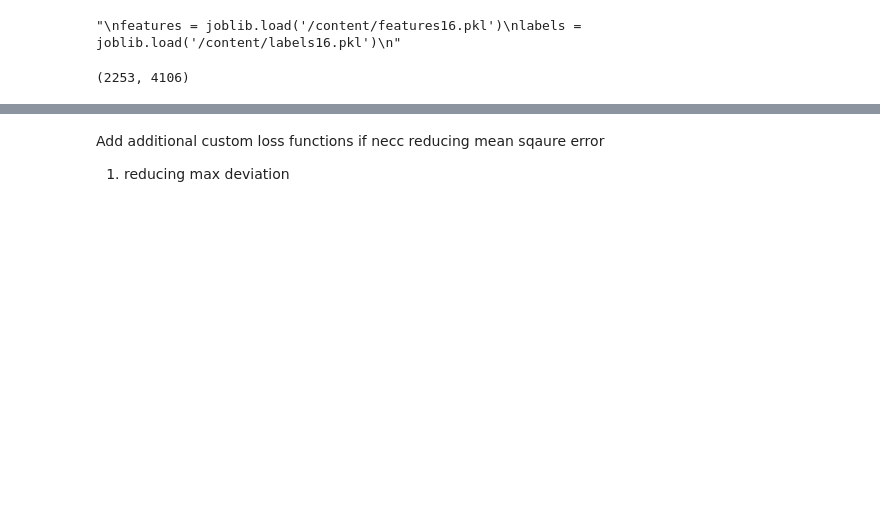
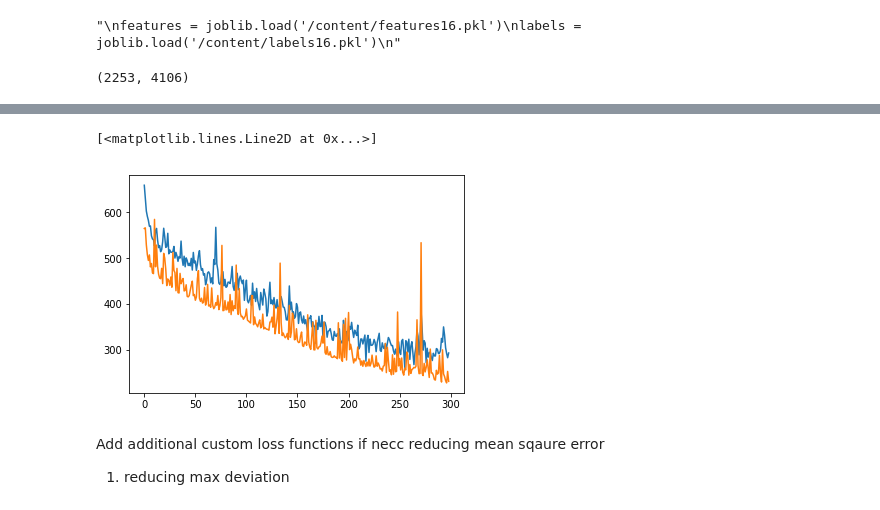
Before and after one commit to harshitadd/VisionAir, a Jupyter notebook: Modeltf.ipynb, the cells around one changed output, grey strips where cells are left out. Saved outputs shown, nothing was run; the diff lists cells and outputs as text; code cells hidden in the pictures; blank space fills up the shorter version.

```diff
--- a/Modeltf.ipynb
+++ b/Modeltf.ipynb
@@ -101 +110,16 @@ wo = tf.Variable(tf.glorot_uniform_initializer(dtype = tf.float32)((6500,1)))
 bo = tf.Variable(tf.glorot_uniform_initializer(dtype = tf.float32)((1,1)))
+# %%
+from keras.layers import Dense, Dropout, BatchNormalization
+from keras.models import Sequential
+from keras.optimizers import Adam
+model = Sequential()
+model.add(Dense(4500, input_shape = (4106, ), activation = 'relu') )
+model.add(Dense(5000, activation = 'relu') )
+model.add(Dense(2000, activation = 'relu') )
+
+# model.add(BatchNormalization(axis = -1))
+# model.add(Dropout(0.5))
+model.add(Dense(1,  activation = 'relu'))
+# %%
+model.compile(optimizer = Adam(lr = 0.001), loss = 'mse')
+model.summary()
@@ -101,0 +142,2 @@ bo = tf.Variable(tf.glorot_uniform_initializer(dtype = tf.float32)((1,1)))
+# %%
+hist = model.fit(features, labels, validation_split = 0.33, epochs = 300, verbose = 1, batch_size = 32, shuffle = True)
@@ -102,3 +163,11 @@ bo = tf.Variable(tf.glorot_uniform_initializer(dtype = tf.float32)((1,1)))
+# %%
+tr = hist.history['loss']
+val_ls = hist.history['val_loss']
+plt.plot(tr[1:])
+plt.plot(val_ls[1:])
+# %% [output]
+[<matplotlib.lines.Line2D at 0x...>]
+[figure, added]
 # %%
 hidl = tf.add(tf.matmul(x,wh),bh, name ='hidden1')
 # %%
```
Also changed, not shown: parts of 15 cells of this notebook.
